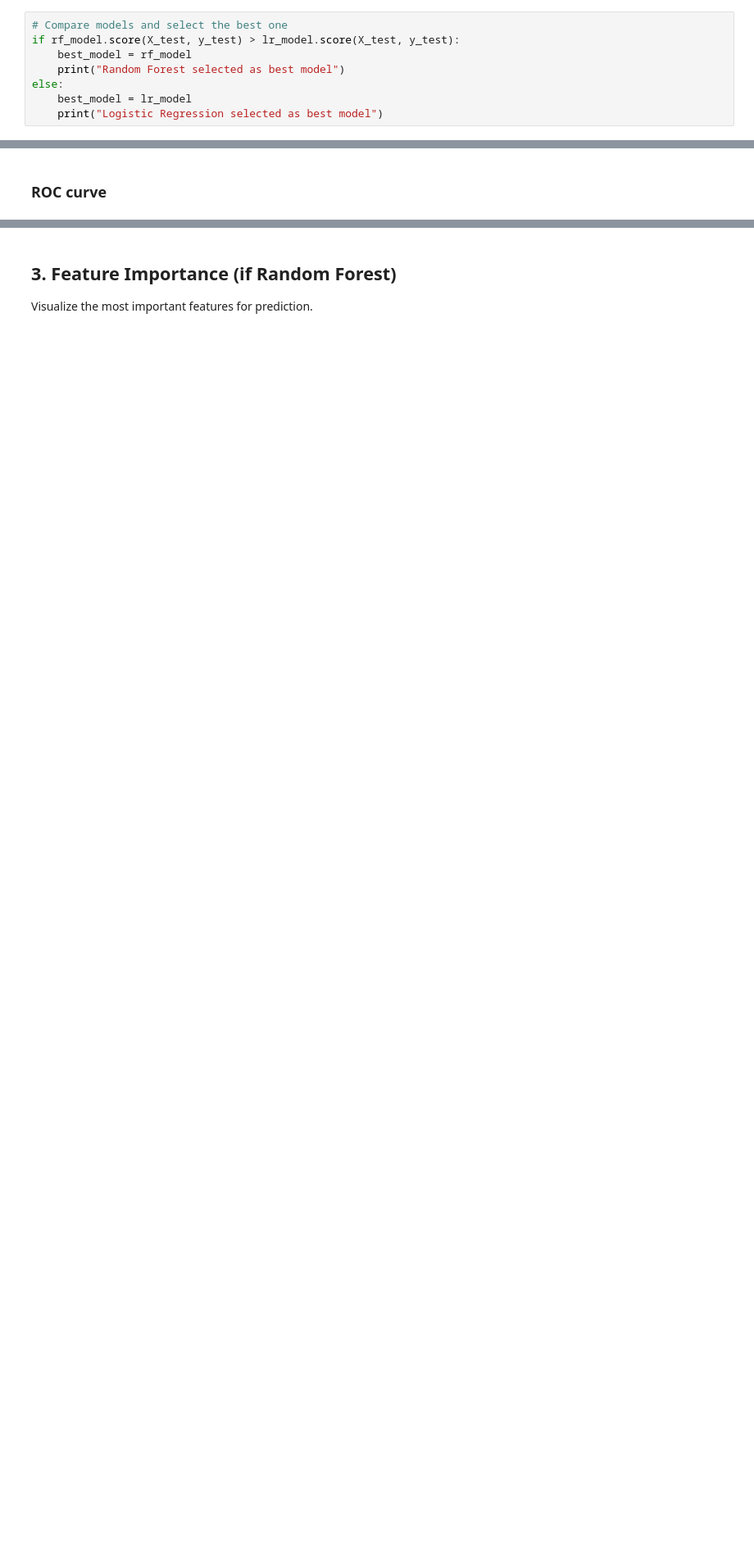
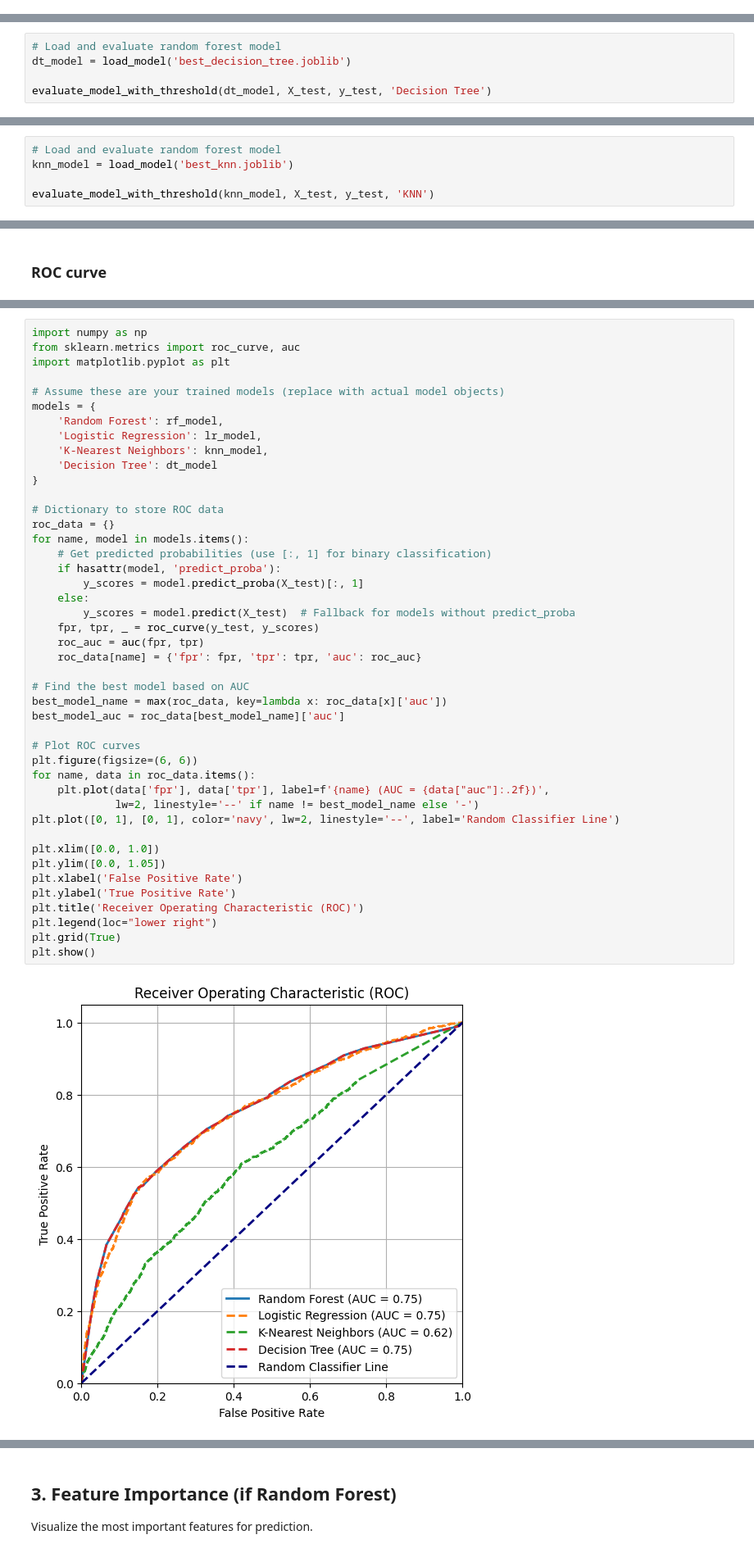
Before and after one commit to SANDIEGOAI/Credit_Card_Default, a Jupyter notebook: notebooks/05_model_analysis.ipynb, the cells around one changed output, grey strips where cells are left out. Shown at 82% size. Saved outputs shown, nothing was run; the diff lists cells and outputs as text; blank space fills up the shorter version.

Commit message:
Add new models

```diff
--- a/notebooks/05_model_analysis.ipynb
+++ b/notebooks/05_model_analysis.ipynb
@@ -69,8 +74,0 @@ Confusion Matrix:
-# %%
-# Compare models and select the best one
-if rf_model.score(X_test, y_test) > lr_model.score(X_test, y_test):
-    best_model = rf_model
-    print("Random Forest selected as best model")
-else:
-    best_model = lr_model
-    print("Logistic Regression selected as best model")
@@ -78,0 +75,5 @@ Random Forest selected as best model
+# %%
+# Load and evaluate random forest model
+dt_model = load_model('best_decision_tree.joblib')
+
+evaluate_model_with_threshold(dt_model, X_test, y_test, 'Decision Tree')
@@ -78,0 +98,5 @@ Random Forest selected as best model
+# %%
+# Load and evaluate random forest model
+knn_model = load_model('best_knn.joblib')
+
+evaluate_model_with_threshold(knn_model, X_test, y_test, 'KNN')
@@ -104,0 +169,46 @@ plt.show()
+# %%
+import numpy as np
+from sklearn.metrics import roc_curve, auc
+import matplotlib.pyplot as plt
+
+# Assume these are your trained models (replace with actual model objects)
+models = {
+    'Random Forest': rf_model,
+    'Logistic Regression': lr_model,
+    'K-Nearest Neighbors': knn_model,
+    'Decision Tree': dt_model
+}
+
+# Dictionary to store ROC data
+roc_data = {}
+for name, model in models.items():
+    # Get predicted probabilities (use [:, 1] for binary classification)
+    if hasattr(model, 'predict_proba'):
+        y_scores = model.predict_proba(X_test)[:, 1]
+    else:
+        y_scores = model.predict(X_test)  # Fallback for models without predict_proba
+    fpr, tpr, _ = roc_curve(y_test, y_scores)
+    roc_auc = auc(fpr, tpr)
+    roc_data[name] = {'fpr': fpr, 'tpr': tpr, 'auc': roc_auc}
+
+# Find the best model based on AUC
+best_model_name = max(roc_data, key=lambda x: roc_data[x]['auc'])
+best_model_auc = roc_data[best_model_name]['auc']
+
+# Plot ROC curves
+plt.figure(figsize=(6, 6))
+for name, data in roc_data.items():
+    plt.plot(data['fpr'], data['tpr'], label=f'{name} (AUC = {data["auc"]:.2f})',
+             lw=2, linestyle='--' if name != best_model_name else '-')
+plt.plot([0, 1], [0, 1], color='navy', lw=2, linestyle='--', label='Random Classifier Line')
+
+plt.xlim([0.0, 1.0])
+plt.ylim([0.0, 1.05])
+plt.xlabel('False Positive Rate')
+plt.ylabel('True Positive Rate')
+plt.title('Receiver Operating Characteristic (ROC)')
+plt.legend(loc="lower right")
+plt.grid(True)
+plt.show()
+# %% [output]
+[figure, added]
```
Also changed, not shown: parts of 8 cells of this notebook, 3 other files.
